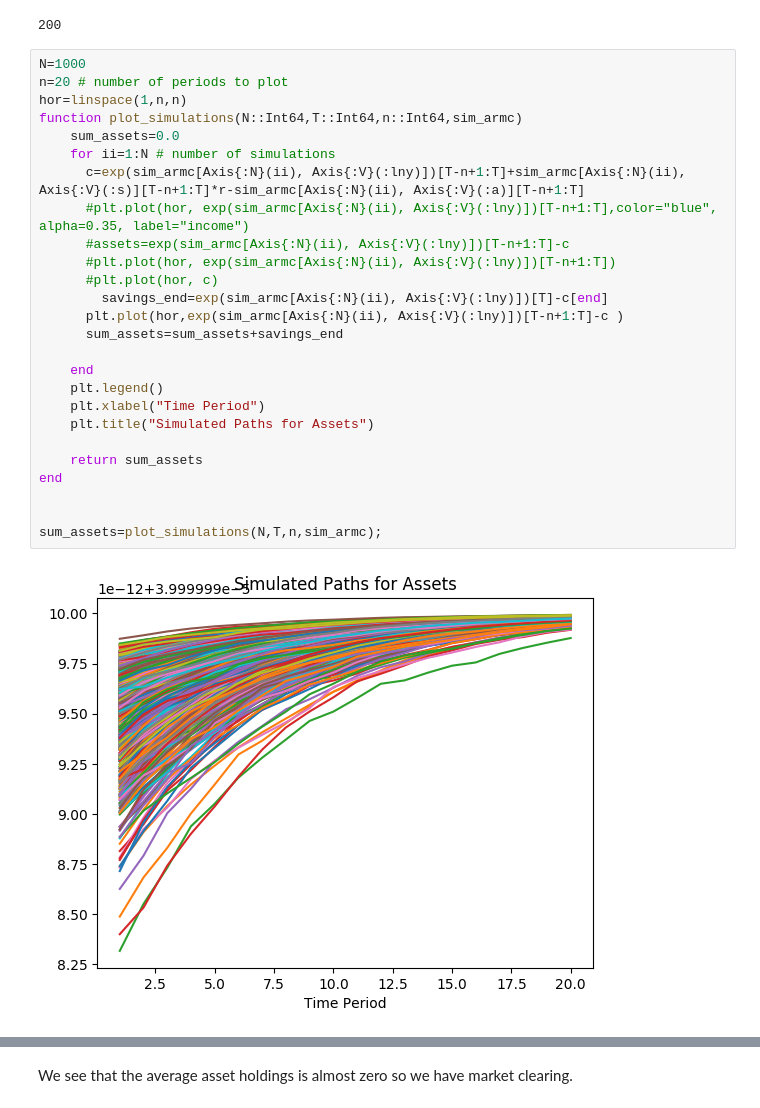
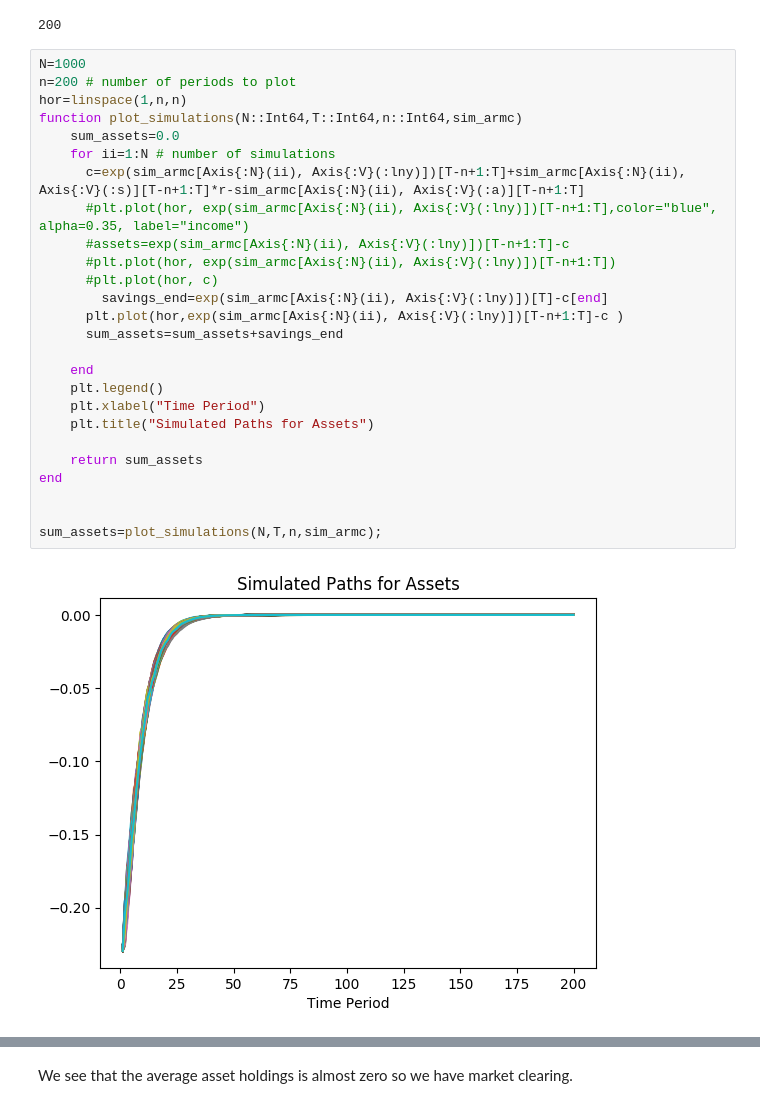
Before and after one commit to azheng25/OLG-Examples, a Jupyter notebook: Huggett1993.ipynb, the cells around one changed output, grey strips where cells are left out. Saved outputs shown, nothing was run; the diff lists cells and outputs as text.

```diff
--- a/Huggett1993.ipynb
+++ b/Huggett1993.ipynb
@@ -99,29 +99,29 @@ T=200
 200
 # %%
 N=1000
-n=20 # number of periods to plot
+n=200 # number of periods to plot
 hor=linspace(1,n,n)
 function plot_simulations(N::Int64,T::Int64,n::Int64,sim_armc)
     sum_assets=0.0
     for ii=1:N # number of simulations
       c=exp(sim_armc[Axis{:N}(ii), Axis{:V}(:lny)])[T-n+1:T]+sim_armc[Axis{:N}(ii), Axis{:V}(:s)][T-n+1:T]*r-sim_armc[Axis{:N}(ii), Axis{:V}(:a)][T-n+1:T]
       #plt.plot(hor, exp(sim_armc[Axis{:N}(ii), Axis{:V}(:lny)])[T-n+1:T],color="blue", alpha=0.35, label="income")
       #assets=exp(sim_armc[Axis{:N}(ii), Axis{:V}(:lny)])[T-n+1:T]-c
       #plt.plot(hor, exp(sim_armc[Axis{:N}(ii), Axis{:V}(:lny)])[T-n+1:T])
       #plt.plot(hor, c)
         savings_end=exp(sim_armc[Axis{:N}(ii), Axis{:V}(:lny)])[T]-c[end]
       plt.plot(hor,exp(sim_armc[Axis{:N}(ii), Axis{:V}(:lny)])[T-n+1:T]-c )
       sum_assets=sum_assets+savings_end
 
     end
     plt.legend()
     plt.xlabel("Time Period")
     plt.title("Simulated Paths for Assets")
 
     return sum_assets
 end
 
 
 sum_assets=plot_simulations(N,T,n,sim_armc);
 # %% [output]
-[figure, old version]
+[figure, new version]
```
Also changed, not shown: parts of 3 cells of this notebook.
